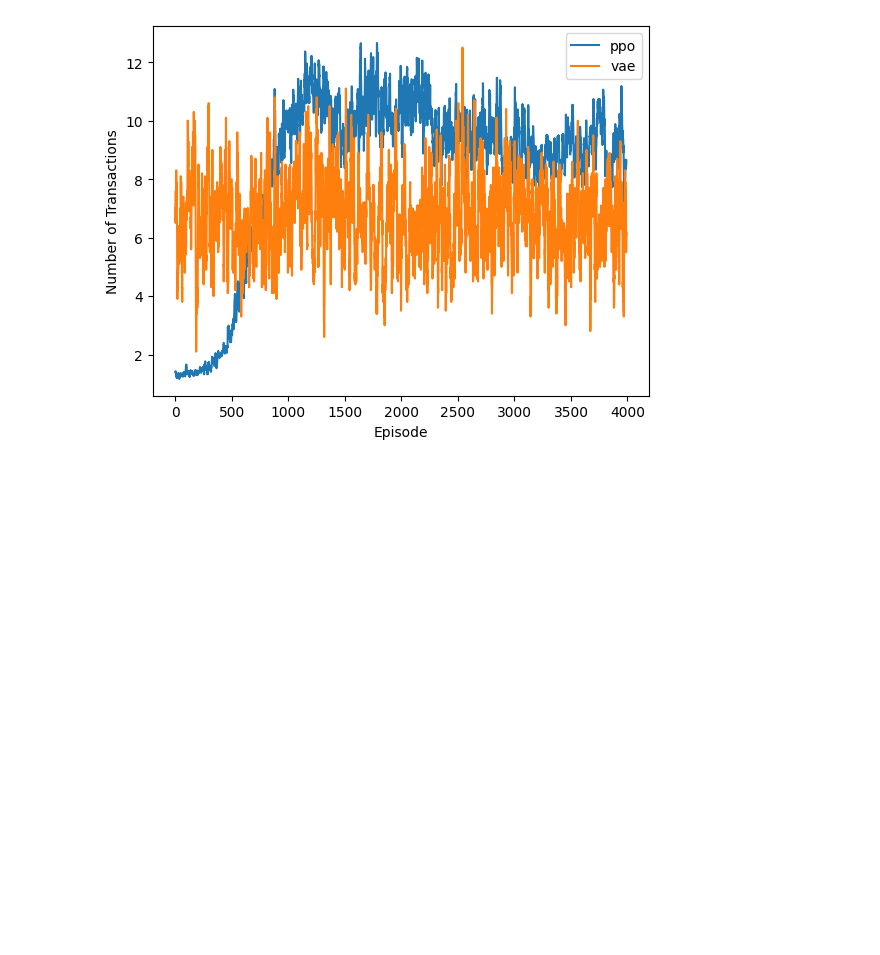
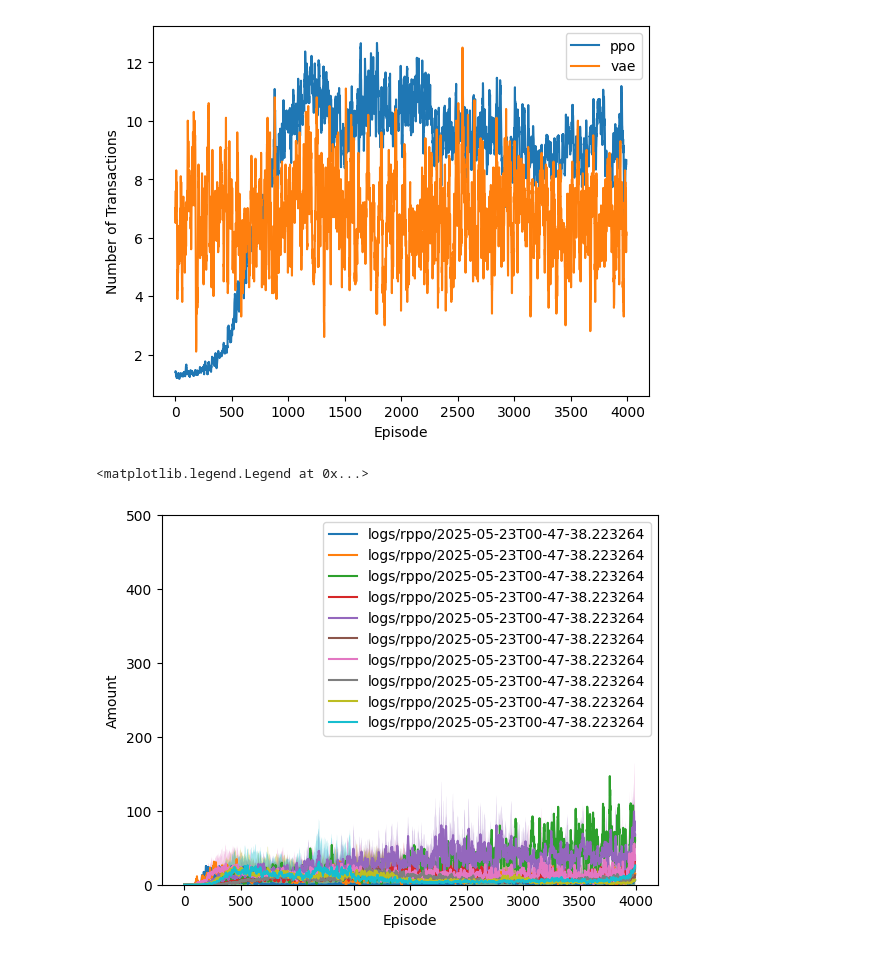
Before and after one commit to FaramirHurin/RL_Attack_September24, a Jupyter notebook: agents-comparison.ipynb, the cells around one changed output. Cells and saved outputs as stored; diff of their text form; code cells hidden in the pictures; blank space fills up the shorter version.

```diff
--- a/agents-comparison.ipynb
+++ b/agents-comparison.ipynb
@@ -37,11 +37,11 @@ def moving_average(x, w=10):
     return np.convolve(x, np.ones(w), "valid") / w
 
 for label, logdir in logdirs.items():
-    logs = Experiment.from_directory(logdir)
+    exp = Experiment.from_directory(logdir)
 
-    mean = np.mean(logs.amounts_over_time, axis=0)
+    mean = np.mean(exp.amounts_over_time, axis=0)
     mean = moving_average(mean, 10)
-    std  = np.std(logs.amounts_over_time, axis=0)
+    std  = np.std(exp.amounts_over_time, axis=0)
     std = moving_average(std, 10)
     plt.plot(mean, label=label)
     plt.fill_between(range(len(mean)), mean - std, mean + std, alpha=0.2)
@@ -58,9 +58,9 @@ Loaded 10 logs from logs/ppo-transition-normalized-rewards-no-exp-normalized-adv
 [figure]
 # %%
 for label, logdir in logdirs.items():
-    logs = Experiment.from_directory(logdir)
+    exp = Experiment.from_directory(logdir)
 
-    mean = np.mean(logs.n_transactions_over_time, axis=0)
+    mean = np.mean(exp.n_transactions_over_time, axis=0)
     mean = moving_average(mean, 10)
     plt.plot(mean, label=label)
     # plt.fill_between(range(len(mean)), mean - ci95, mean + ci95, alpha=0.2)
@@ -70,3 +70,44 @@ plt.legend()
 # %% [output]
 <matplotlib.legend.Legend at 0x...>
 [figure]
+# %%
+import matplotlib.pyplot as plt
+import numpy as np
+from plots import Experiment
+import os
+from environment.priority_queue import PriorityQueue
+
+prefix = os.path.join("logs", "rppo")
+logdirs = os.listdir(prefix)
+# logdirs = ["2025-05-23T00-47-38.363831/"]
+
+def moving_average(x, w=10):
+    return np.convolve(x, np.ones(w), "valid") / w
+
+
+total = PriorityQueue[Experiment]()
+
+for logdir in logdirs:
+    logdir = os.path.join(prefix, logdir)
+    exp = Experiment.from_directory(logdir)
+    if exp.n_runs == 0:
+        continue
+    total.push(exp, exp.total_amount)
+    # print(logs.amounts_over_time.shape)
+    #
+
+for i in range(10):
+    exp = total.pop()
+    mean = np.mean(exp.amounts_over_time, axis=0)
+    mean = moving_average(mean, 10)
+    std = np.std(exp.amounts_over_time, axis=0)
+    std = moving_average(std, 10)
+    plt.plot(mean, label=logdir)
+    plt.fill_between(range(len(mean)), mean - std, mean + std, alpha=0.4)
+plt.xlabel("Episode")
+plt.ylabel("Amount")
+plt.ylim(0, 500)
+plt.legend()
+# %% [output]
+<matplotlib.legend.Legend at 0x...>
+[figure, added]
```
Also changed, not shown: parts of 1 cell of this notebook, 9 other files.
